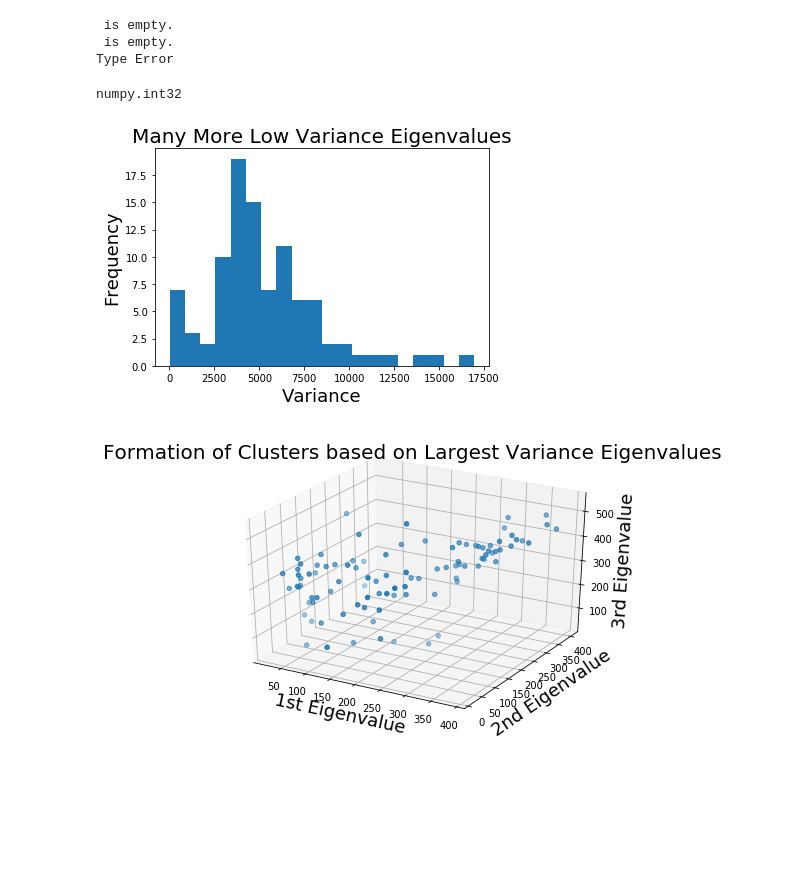
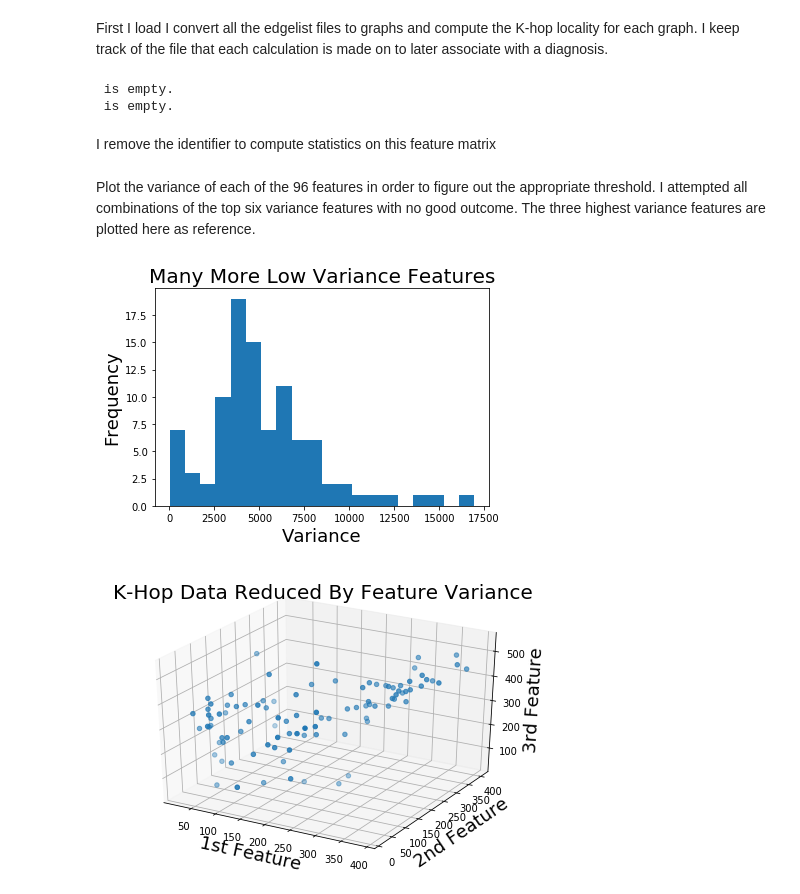
Before and after one commit to pmyers16/ndd-2018, a Jupyter notebook: NDD_Week8.ipynb, the cells around one changed output. Drawn from its saved outputs; the diff is of its cells as text; code cells hidden in the pictures; blank space fills up the shorter version.

Commit message:
Added a few more graphs and better comments

```diff
--- a/NDD_Week8.ipynb
+++ b/NDD_Week8.ipynb
@@ -111,6 +119,8 @@ def khop_locality(G, filename):
 
     if len(embed) == 97:
         return embed
+# %% [markdown]
+First I load I convert all the edgelist files to graphs and compute the K-hop locality for each graph. I keep track of the file that each calculation is made on to later associate with a diagnosis.
 # %%
 #Perform PCA to get the first and second principal components
 from sklearn.decomposition import PCA
@@ -121,7 +131,7 @@ import matplotlib.pyplot as plt
 edgelists = convert_edgelist_all(filelist, file_list)
 files = []
 for G in edgelists:
-  files.append(G[1])
+    files.append(G[1])
 edgelists = convert_edgelist_all(filelist, file_list)
 #data = feature_select(edgelists, files)
 M = []
@@ -131,7 +141,7 @@ for f in filelist:
     try:
         G, filename = convert_edgelist(f, file_list[count])
     except TypeError:
-        print('Type Error')
+        print('')
     if G is not None:
         embed = khop_locality(G, file_list[count])
     if embed is not None:
@@ -149,45 +159,44 @@ X = np.asarray(X)
 # %% [output]
  is empty.
  is empty.
-Type Error
+# %% [markdown]
+I remove the identifier to compute statistics on this feature matrix
 # %%
 Xnew = X[:,1:]
 
 Xnew = Xnew.astype(dtype=int)
-type(Xnew[1,1])
-# %% [output]
-numpy.int32
+# %% [markdown]
+Plot the variance of each of the 96 features in order to figure out the appropriate threshold. I attempted all combinations of the top six variance features with no good outcome. The three highest variance features are plotted here as reference.
 # %%
-#Pick the top three variance features from eigenvalue matrix
+#Pick the top three variance features from feature matrix
 from sklearn.feature_selection import VarianceThreshold
 from scipy import ndimage
 from mpl_toolkits.mplot3d import Axes3D
-
 var = []
 for i in range(0,Xnew.shape[1]):
     var.append(ndimage.variance(Xnew[:,i]))
 var = np.asarray(var)
 plt.hist(var, 20)
-plt.title('Many More Low Variance Eigenvalues', fontsize = 20)
+plt.title('Many More Low Variance Features', fontsize = 20)
 plt.xlabel('Variance', fontsize=18)
 plt.ylabel('Frequency', fontsize = 18)
 plt.show()
 
 rem = VarianceThreshold(threshold=10000)
 reduced = rem.fit_transform(Xnew)
 reduced.shape
 
 
 #Plot data on these  features
 fig = plt.figure(facecolor = 'w')
 ax = Axes3D(fig)
 ax.scatter(reduced[:,0],reduced[:,1],reduced[:,2]);
-plt.xlabel('1st Eigenvalue', fontsize=18)
-plt.ylabel('2nd Eigenvalue', fontsize=18)
-ax.set_zlabel('3rd Eigenvalue', fontsize=18)
+plt.xlabel('1st Feature', fontsize=18)
+plt.ylabel('2nd Feature', fontsize=18)
+ax.set_zlabel('3rd Feature', fontsize=18)
 ax.set_facecolor('white')
-fig.suptitle('Formation of Clusters based on Largest Variance Eigenvalues', fontsize=20)
+fig.suptitle('K-Hop Data Reduced By Feature Variance', fontsize=20)
 plt.show()
 # %% [output]
-[figure, old version]
+[figure, new version]
-[figure, old version]
+[figure, new version]
```
Also changed, not shown: parts of 9 cells of this notebook.
